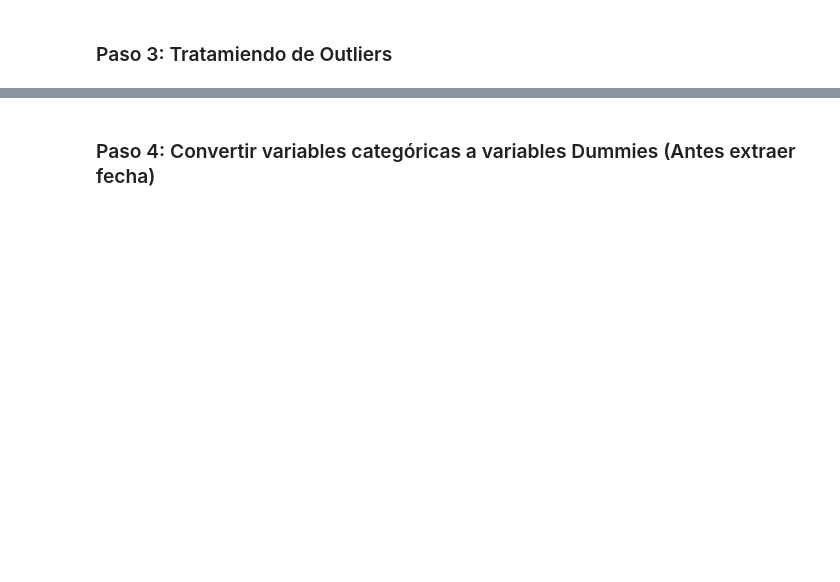
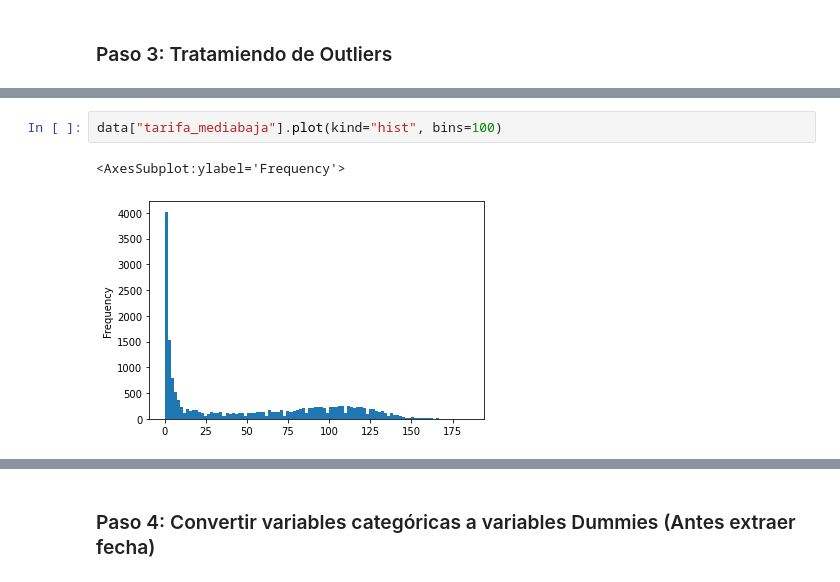
Before and after one commit to mariosanchez5/Proyectos_Machine_Learning, a Jupyter notebook: Proyecto AeroML/Proyecto_AeroML.ipynb, the cells around one changed output, grey strips where cells are left out. Saved outputs shown, nothing was run; the diff lists cells and outputs as text; blank space fills up the shorter version.

```diff
--- a/Proyecto AeroML/Proyecto_AeroML.ipynb
+++ b/Proyecto AeroML/Proyecto_AeroML.ipynb
@@ -290,0 +460,5 @@ Por ahora eliminaremos solo estas columnas, pero podemos volver a este paso post
+# %%
+data["tarifa_mediabaja"].plot(kind="hist", bins=100)
+# %% [output]
+<AxesSubplot:ylabel='Frequency'>
+[figure, added]
```
Also changed, not shown: parts of 37 cells of this notebook.
